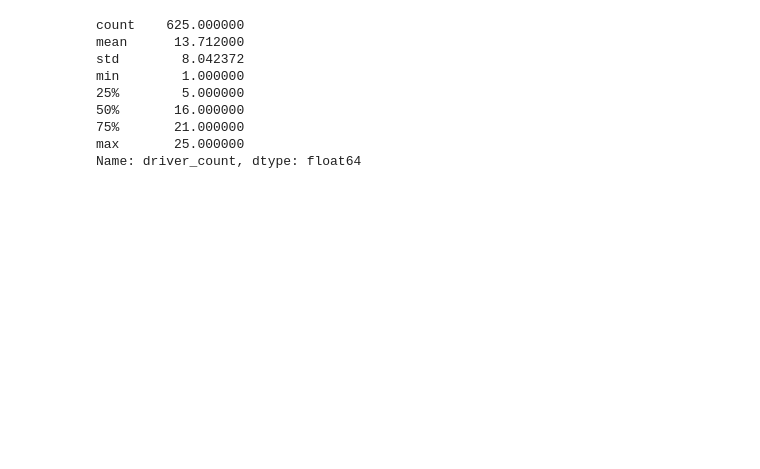
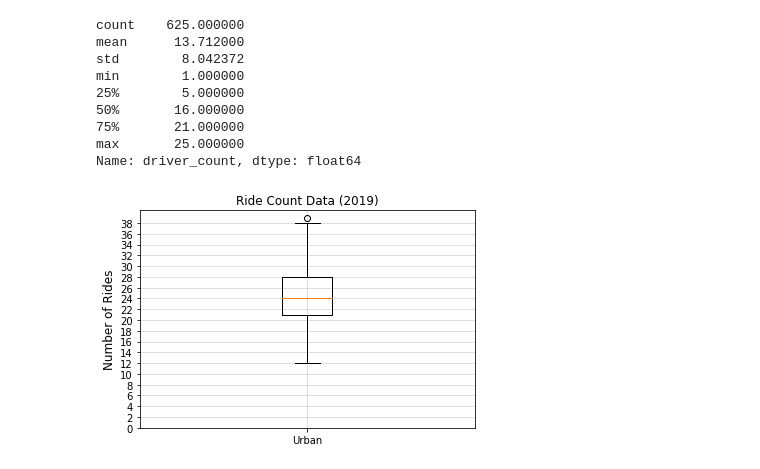
Before and after one commit to conorwhanson/PyBer_Analysis, a Jupyter notebook: Pyber.ipynb, the cells around one changed output. Cells and saved outputs as stored; diff of their text form; code cells hidden in the pictures; blank space fills up the shorter version.

```diff
--- a/Pyber.ipynb
+++ b/Pyber.ipynb
@@ -553,3 +566,14 @@ min        1.000000
 75%       21.000000
 max       25.000000
 Name: driver_count, dtype: float64
+# %%
+# create box plot to show any outliers in urban city ride count
+x_labels = ["Urban"]
+plt.boxplot(urban_ride_count, labels=x_labels)
+plt.title("Ride Count Data (2019)")
+plt.ylabel("Number of Rides", fontsize=12)
+plt.yticks(np.arange(0, 40, step=2.0))
+plt.grid(alpha=.5)
+plt.show()
+# %% [output]
+[figure, added]
```
Also changed, not shown: parts of 9 cells of this notebook, 1 other file.
